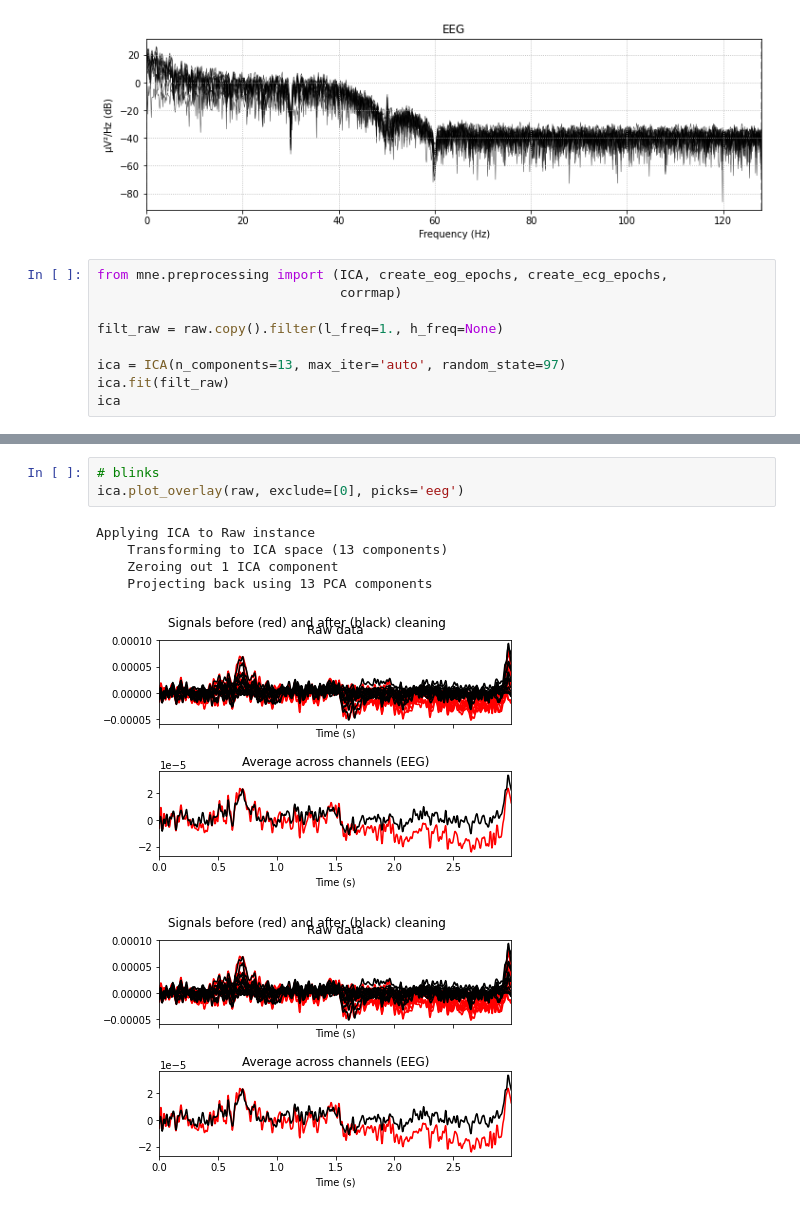
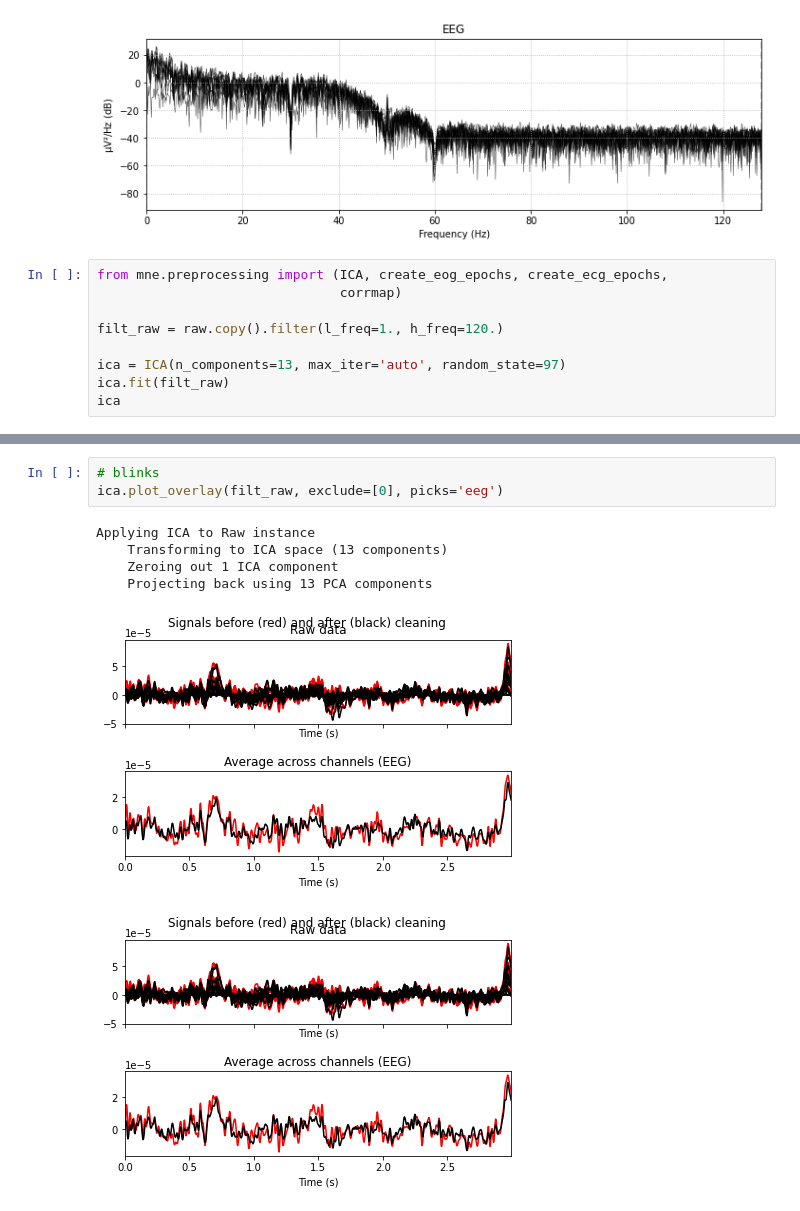
Before and after one commit to RaihanSabique/Opioid-Cravings-Sensing, a Jupyter notebook: Artifacts_Detection_and_Removal.ipynb, the cells around one changed output, grey strips where cells are left out. Drawn from its saved outputs; the diff is of its cells as text.

```diff
--- a/Artifacts_Detection_and_Removal.ipynb
+++ b/Artifacts_Detection_and_Removal.ipynb
@@ -303,7 +295,7 @@ Effective window size : 8.000 (s)
 from mne.preprocessing import (ICA, create_eog_epochs, create_ecg_epochs,
                                corrmap)
 
-filt_raw = raw.copy().filter(l_freq=1., h_freq=None)
+filt_raw = raw.copy().filter(l_freq=1., h_freq=120.)
 
 ica = ICA(n_components=13, max_iter='auto', random_state=97)
 ica.fit(filt_raw)
@@ -342,10 +336,10 @@ Ready.
 # %%
 # blinks
-ica.plot_overlay(raw, exclude=[0], picks='eeg')
+ica.plot_overlay(filt_raw, exclude=[0], picks='eeg')
 # %% [output]
 Applying ICA to Raw instance
     Transforming to ICA space (13 components)
     Zeroing out 1 ICA component
     Projecting back using 13 PCA components
-[figure, old version]
+[figure, new version]
-[figure, old version]
+[figure, new version]
```
Also changed, not shown: parts of 13 cells of this notebook.
